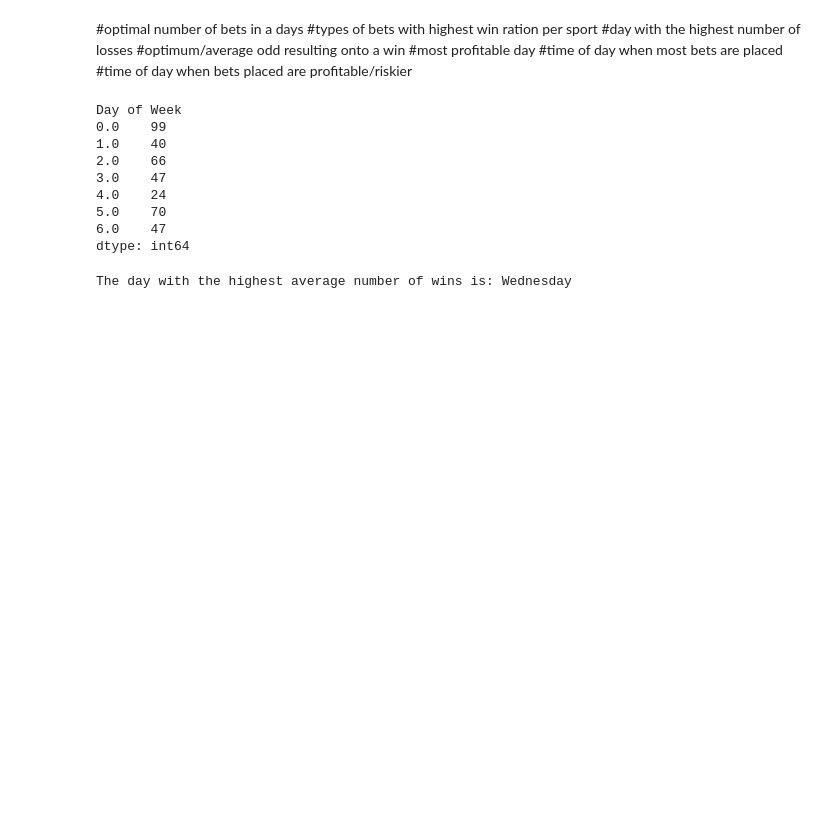
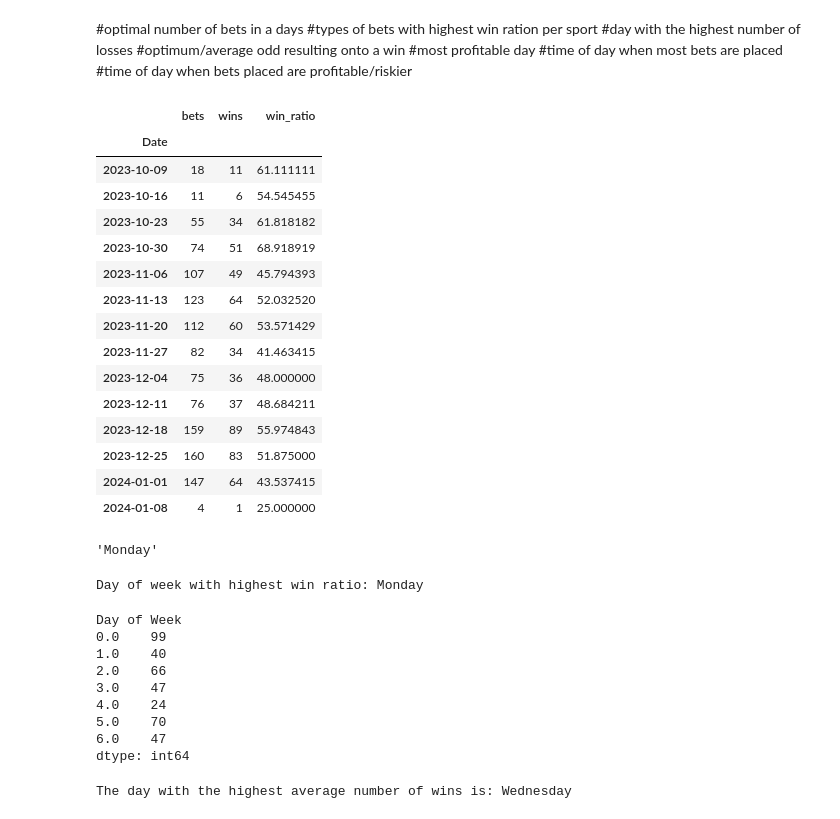
Before and after one commit to namatanda/scrapper, a Jupyter notebook: parser.ipynb, the cells around one changed output. Saved outputs shown, nothing was run; the diff lists cells and outputs as text; code cells hidden in the pictures; blank space fills up the shorter version.

```diff
--- a/parser.ipynb
+++ b/parser.ipynb
@@ -259,3 +247,40 @@ df_volley
 #most profitable day
 #time of day when most bets are placed
 #time of day when bets placed are profitable/riskier
+# %%
+df_copy = df.set_index('Date')
+# %%
+daily_stats = df_copy.groupby(pd.Grouper(level='Date', freq='W-MON')).agg(
+    bets=('Status', 'count'),
+    wins=('Status', lambda x: x.eq('win').sum())  # Count "win" occurrences
+)
+# %%
+# Now perform the calculation
+daily_stats['win_ratio'] = (daily_stats['wins'] / daily_stats['bets']) * 100
+daily_stats
+# %%
+daily_stats
+# %% [output]
+|  | bets | wins | win_ratio |
+| Date |  |  |  |
+| 2023-10-09 | 18 | 11 | 61.111111 |
+| 2023-10-16 | 11 | 6 | 54.545455 |
+| 2023-10-23 | 55 | 34 | 61.818182 |
+| 2023-10-30 | 74 | 51 | 68.918919 |
+| 2023-11-06 | 107 | 49 | 45.794393 |
+| 2023-11-13 | 123 | 64 | 52.032520 |
+| 2023-11-20 | 112 | 60 | 53.571429 |
+| 2023-11-27 | 82 | 34 | 41.463415 |
+| 2023-12-04 | 75 | 36 | 48.000000 |
+| 2023-12-11 | 76 | 37 | 48.684211 |
+| 2023-12-18 | 159 | 89 | 55.974843 |
+| 2023-12-25 | 160 | 83 | 51.875000 |
+| 2024-01-01 | 147 | 64 | 43.537415 |
+| 2024-01-08 | 4 | 1 | 25.000000 |
+# %%
+  # Find the day with the highest win ratio
+highest_ratio_day = daily_stats['win_ratio'].idxmax()
+  # Return the day name
+highest_ratio_day.strftime('%A')
+# %% [output]
+'Monday'
@@ -262,3 +311,9 @@ df_volley
+# %%
+highest_win_day = highest_win_ratio_day(df.copy())
+
+print(f"Day of week with highest win ratio: {highest_win_day}")
+# %% [output]
+Day of week with highest win ratio: Monday
 # %%
 # Filter out rows with invalid dates
 df = df.dropna(subset=['Date'])
```
Also changed, not shown: parts of 12 cells of this notebook, 1 other file.
